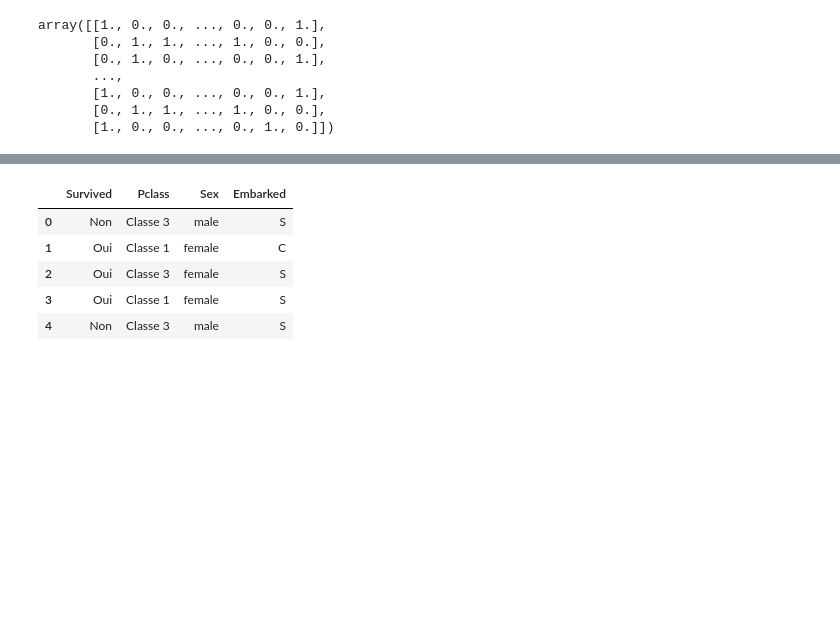
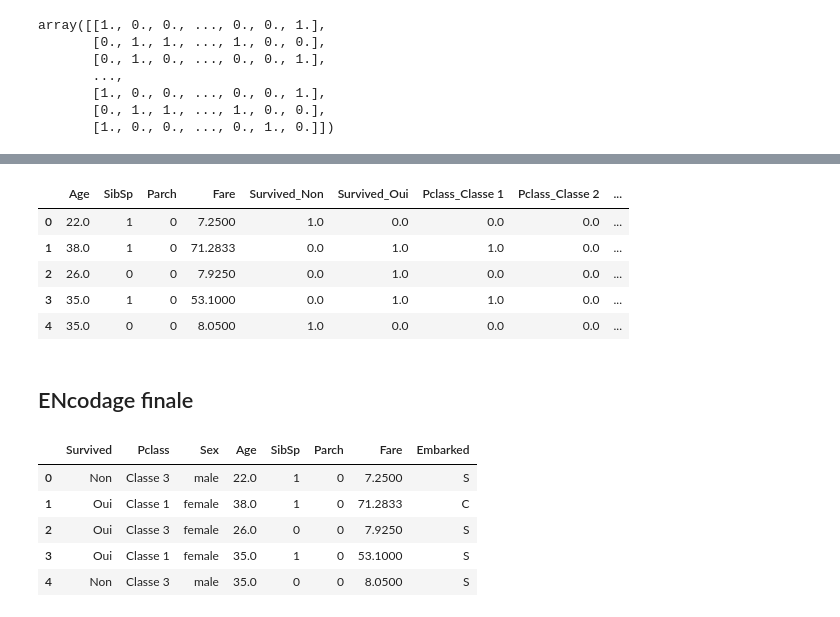
Before and after one commit to MohamedYansane/titanic, a Jupyter notebook: titanic.ipynb, the cells around one changed output, grey strips where cells are left out. Saved outputs shown, nothing was run; the diff lists cells and outputs as text; code cells hidden in the pictures; blank space fills up the shorter version.

```diff
--- a/titanic.ipynb
+++ b/titanic.ipynb
@@ -854,3 +854,5 @@ array([[1., 0., 0., ..., 0., 0., 1.],
        [1., 0., 0., ..., 0., 0., 1.],
        [0., 1., 1., ..., 1., 0., 0.],
        [1., 0., 0., ..., 0., 1., 0.]])
+# %%
+tabHot = data_to_transform
@@ -856,0 +869,3 @@ array([[1., 0., 0., ..., 0., 0., 1.],
+# %%
+#newList
+newList = [f"{var}_{mod}" for var in newColQual for mod in np.sort(dfEncoded[var].unique())]
@@ -857,4 +885,5 @@ array([[1., 0., 0., ..., 0., 0., 1.],
 # %%
 #inversion je developpe avec le inverse et le transforme avec transform la combinaison des deux
 #inverse_transform
-df_inverse = pd.DataFrame(oneHot.inverse_transform(data_to_transform),columns=newColQual)
+dfOneHot = pd.DataFrame(tabHot,columns=newList)
+dfOneHot.head()
@@ -861,9 +897,20 @@ df_inverse = pd.DataFrame(oneHot.inverse_transform(data_to_transform),columns=ne
+# %%
+pd.concat([dfEncoded[quantitative_col], dfOneHot], axis = 1).head()
+# %% [output]
+|  | Age | SibSp | Parch | Fare | Survived_Non | Survived_Oui | Pclass_Classe 1 | Pclass_Classe 2 | ... |
+| 0 | 22.0 | 1 | 0 | 7.2500 | 1.0 | 0.0 | 0.0 | 0.0 | ... |
+| 1 | 38.0 | 1 | 0 | 71.2833 | 0.0 | 1.0 | 1.0 | 0.0 | ... |
+| 2 | 26.0 | 0 | 0 | 7.9250 | 0.0 | 1.0 | 0.0 | 0.0 | ... |
+| 3 | 35.0 | 1 | 0 | 53.1000 | 0.0 | 1.0 | 1.0 | 0.0 | ... |
+| 4 | 35.0 | 0 | 0 | 8.0500 | 1.0 | 0.0 | 0.0 | 0.0 | ... |
+# %% [markdown]
+## ENcodage finale
 # %%
-df_inverse.head()
+dfEncoded.head()
 # %% [output]
-|  | Survived | Pclass | Sex | Embarked |
-| 0 | Non | Classe 3 | male | S |
-| 1 | Oui | Classe 1 | female | C |
-| 2 | Oui | Classe 3 | female | S |
-| 3 | Oui | Classe 1 | female | S |
-| 4 | Non | Classe 3 | male | S |
+|  | Survived | Pclass | Sex | Age | SibSp | Parch | Fare | Embarked |
+| 0 | Non | Classe 3 | male | 22.0 | 1 | 0 | 7.2500 | S |
+| 1 | Oui | Classe 1 | female | 38.0 | 1 | 0 | 71.2833 | C |
+| 2 | Oui | Classe 3 | female | 26.0 | 0 | 0 | 7.9250 | S |
+| 3 | Oui | Classe 1 | female | 35.0 | 1 | 0 | 53.1000 | S |
+| 4 | Non | Classe 3 | male | 35.0 | 0 | 0 | 8.0500 | S |
```
Also changed, not shown: parts of 12 cells of this notebook.
